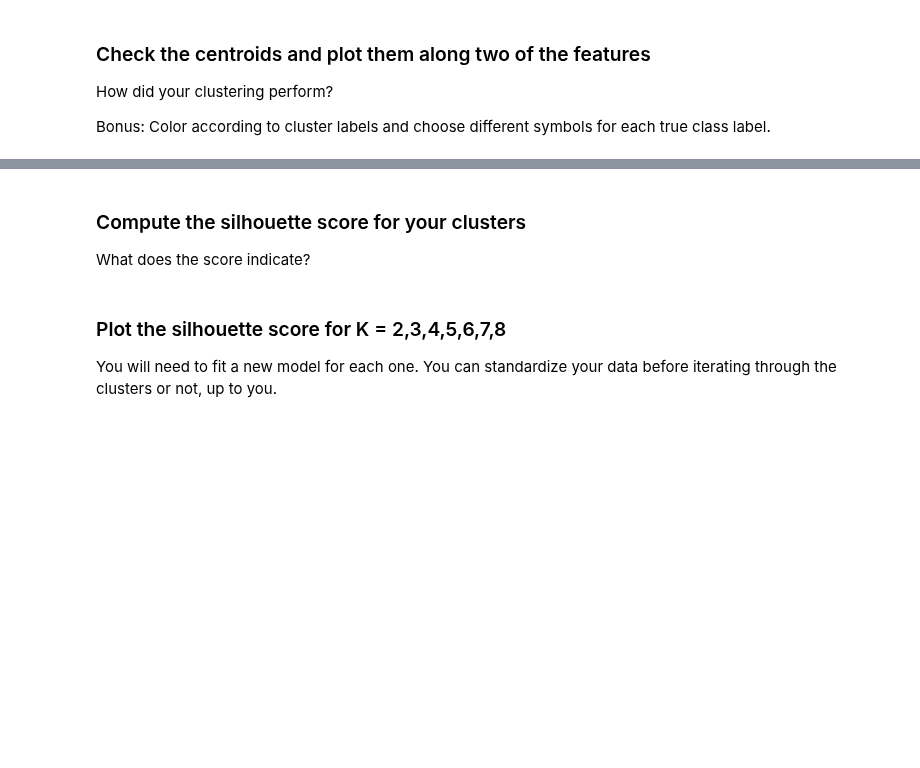
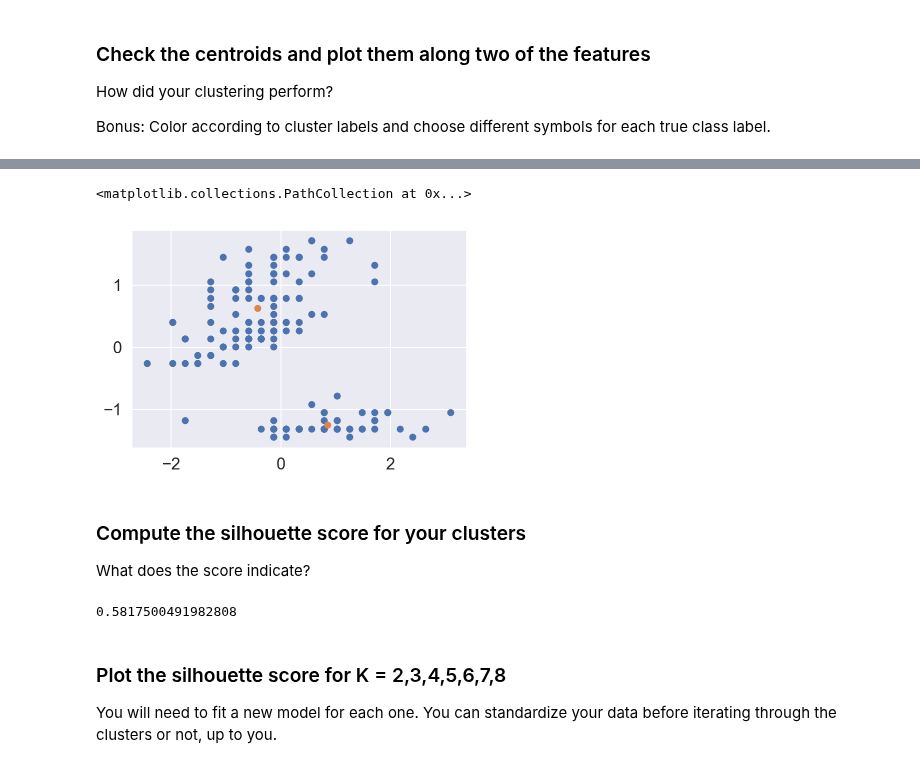
Before and after one commit to a3o1m2/DSI11-lessons, a Jupyter notebook: week07/day1_kmeans_clusering/cluster-evaluation-lab-2/cluster-evaluation-iris-starter-code.ipynb, the cells around one changed output, grey strips where cells are left out. Drawn from its saved outputs; the diff is of its cells as text; code cells hidden in the pictures; blank space fills up the shorter version.

```diff
--- a/week07/day1_kmeans_clusering/cluster-evaluation-lab-2/cluster-evaluation-iris-starter-code.ipynb
+++ b/week07/day1_kmeans_clusering/cluster-evaluation-lab-2/cluster-evaluation-iris-starter-code.ipynb
@@ -45,7 +83,19 @@ Bonus: Color according to cluster labels and choose different symbols for each t
+# %%
+plt.scatter(Xs['sepal width (cm)'], Xs['petal width (cm)'],cmap='prism')
+plt.scatter(model.cluster_centers_[:,1],model.cluster_centers_[:,3])
+# %% [output]
+<matplotlib.collections.PathCollection at 0x...>
+[figure, added]
 # %% [markdown]
 ### Compute the silhouette score for your clusters
 
 What does the score indicate?
+# %%
+silhouette_score(Xs, model.labels_)
+# the score is above 0, therefore the datapoints within a cluster are closer to each other than to datapoints in
+# other clusters. On average this is a 40% ratio of their own cluster vs the next cluster
+# %% [output]
+0.5817500491982808
 # %% [markdown]
 ### Plot the silhouette score for K = 2,3,4,5,6,7,8
 
```
Also changed, not shown: parts of 15 cells of this notebook, 5 other files.
